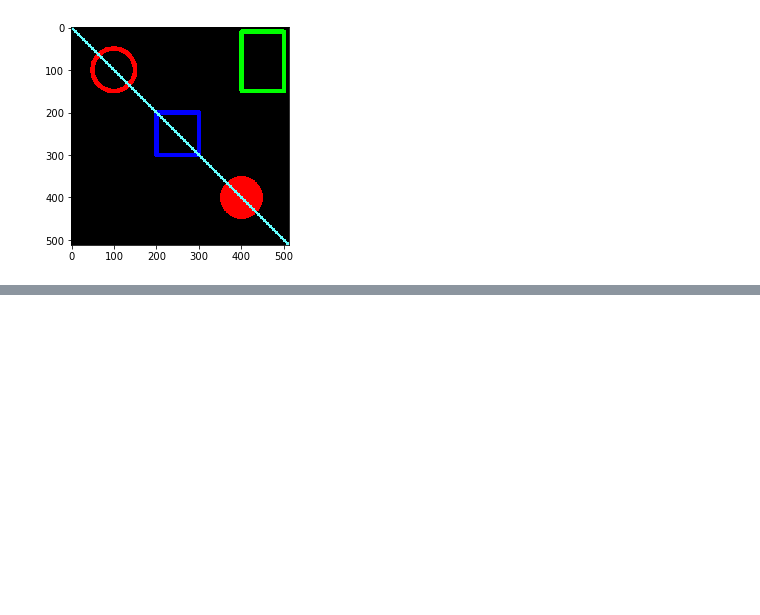
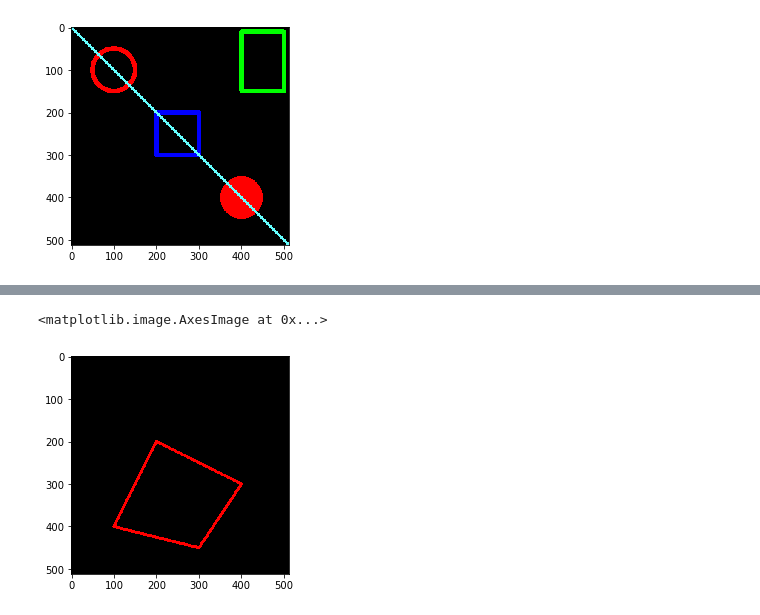
Before and after one commit to novojitdas/Computer-Vision, a Jupyter notebook: 02_opencv_drawing.ipynb, the cells around one changed output, grey strips where cells are left out. Saved outputs shown, nothing was run; the diff lists cells and outputs as text; code cells hidden in the pictures; blank space fills up the shorter version.

```diff
--- a/02_opencv_drawing.ipynb
+++ b/02_opencv_drawing.ipynb
@@ -90,0 +105,4 @@ plt.imshow(blank_img)
+# %%
+#creating new blank image
+blank_img = np.zeros(shape=(512,512,3),dtype=np.int32)
+plt.imshow(blank_img)
@@ -90,0 +112,4 @@ plt.imshow(blank_img)
+# %%
+# choosing vertices for polygon shape
+#list of pairs (int32 type)
+vertices=np.array([ [100,400], [200,200], [400,300], [300,450] ],dtype=np.int32)
@@ -90,0 +128,4 @@ plt.imshow(blank_img)
+# %%
+#opencv works in 3d, so we need to reshape vertices to 3d
+pts = vertices.reshape((-1,1,2))
+pts.shape
@@ -90,0 +144,8 @@ plt.imshow(blank_img)
+# %%
+# [pts] <- passing list of pairs as parameter
+# isClosed Flag indicating whether the drawn polylines are closed or not.
+cv2.polylines(blank_img,[pts],isClosed=True,color=(255,0,0),thickness=5)
+plt.imshow(blank_img)
+# %% [output]
+<matplotlib.image.AxesImage at 0x...>
+[figure, added]
```
Also changed, not shown: parts of 10 cells of this notebook, 2 other files.
